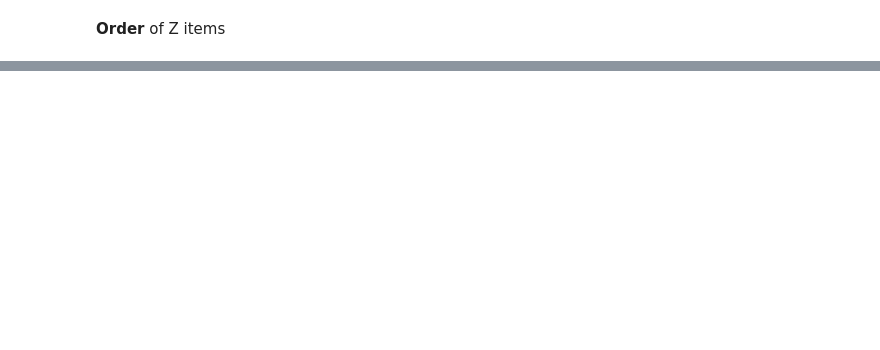
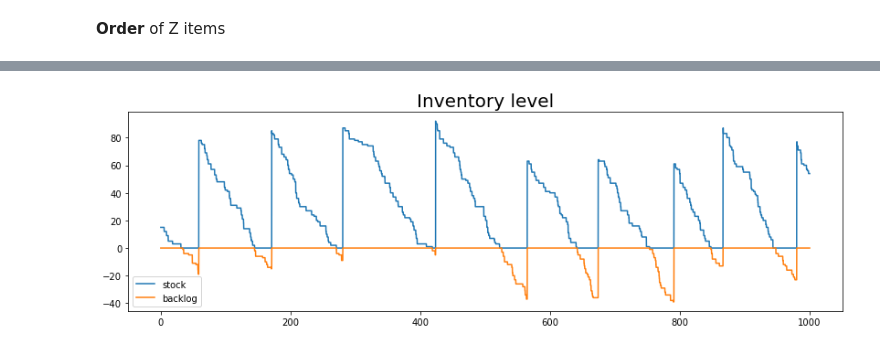
Before and after one commit to uanve/simulation, a Jupyter notebook: simple_systems.ipynb, the cells around one changed output, grey strips where cells are left out. Cells and saved outputs as stored; diff of their text form; code cells hidden in the pictures; blank space fills up the shorter version.

Commit message:
inventory done!

```diff
--- a/simple_systems.ipynb
+++ b/simple_systems.ipynb
@@ -161,0 +229,6 @@ plt.hist([np.random.rand()/2+0.5 for i in range(100)])
+# %%
+stock_max, stock_min, stock_ini, backlog_ini = (100, 5, 15, 0)
+sim_time = 1000
+env = simpy.Environment()
+system = System(env, stock_max, stock_min, stock_ini, backlog_ini)
+env.run(until=sim_time)
@@ -161,0 +253,21 @@ plt.hist([np.random.rand()/2+0.5 for i in range(100)])
+# %%
+def acum(data):
+    l = np.zeros(sim_time*100)
+    l[:] = data[0][1]
+    for i in range(1,len(data)):
+        idx = int(data[i][0]*100)
+        value = data[i][1]
+        l[idx:] = value
+    return l
+# %%
+t = np.arange(0,sim_time,0.01)
+plt.figure(figsize=(14,4))
+plt.title("Inventory level",size=20)
+plt.plot(t,acum(system.I), label="stock")
+plt.plot(t,-acum(system.B), label="backlog")
+# plt.plot(t,acum(system.I)-acum(system.B), label="I(t)")
+# plt.plot(t,acum(waiting_times))
+plt.legend()
+plt.show()
+# %% [output]
+[figure, added]
```
Also changed, not shown: parts of 12 cells of this notebook.
